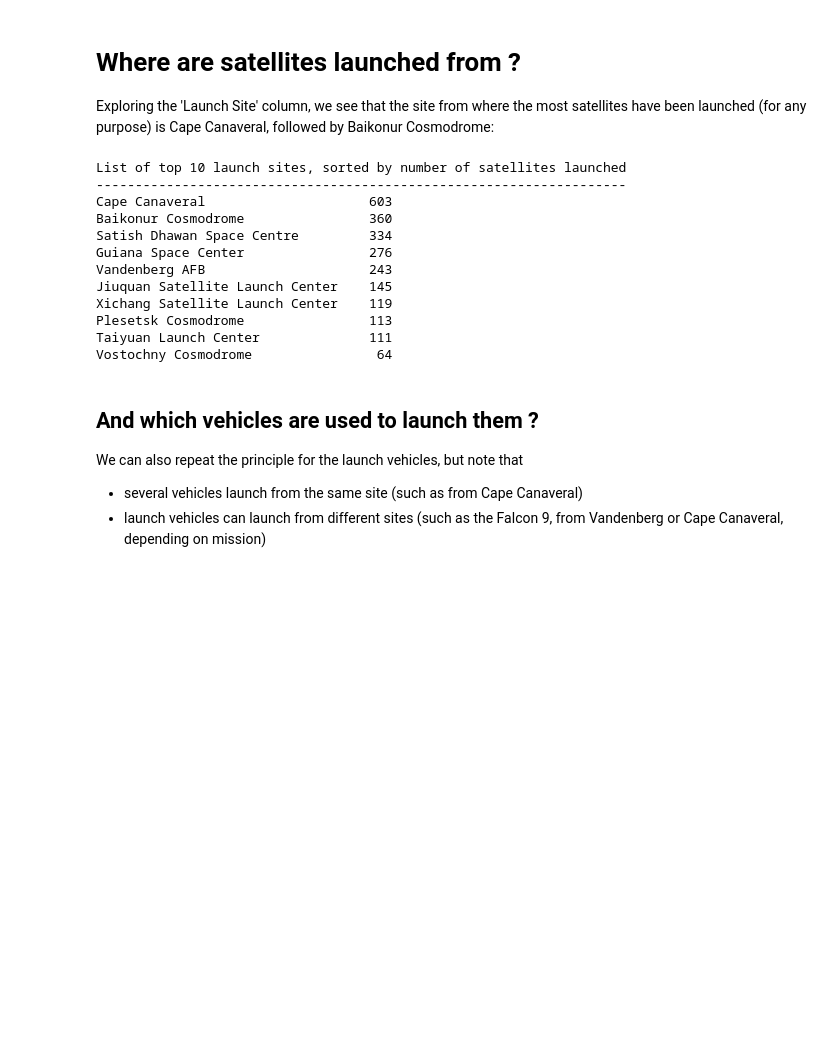
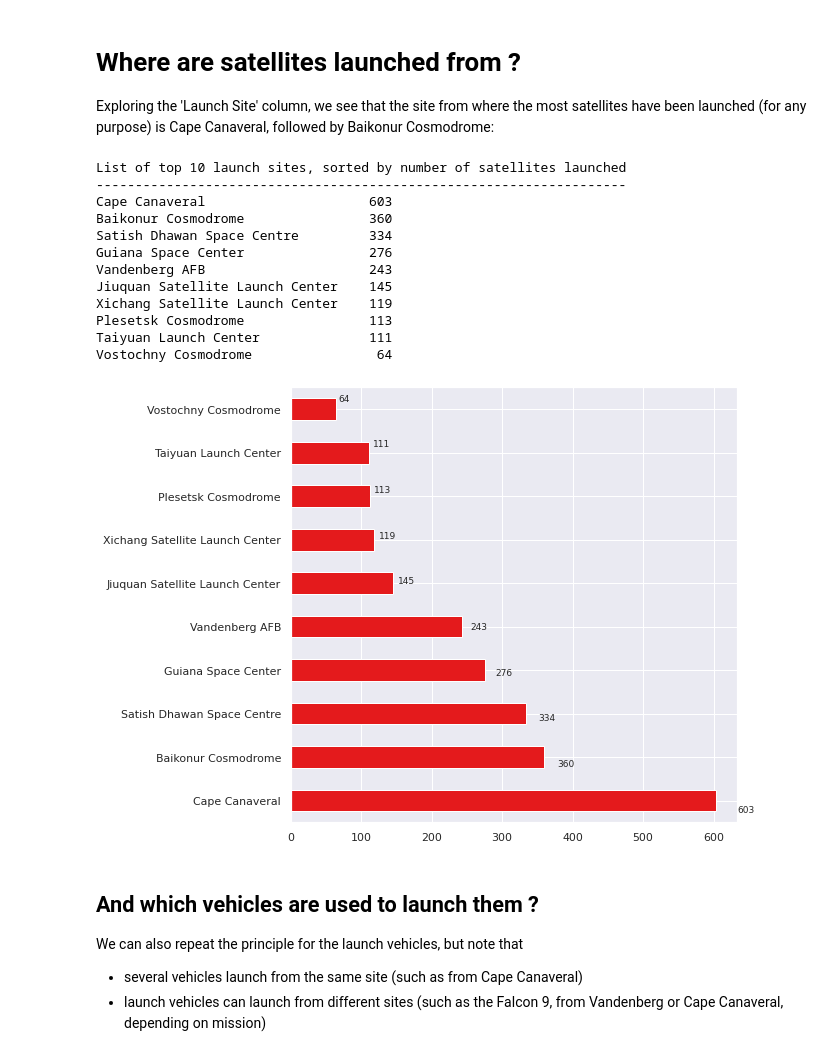
Before and after one commit to luisemiliani/Explore-UCSDB, a Jupyter notebook: Exploring_UCSDB.ipynb, the cells around one changed output. Cells and saved outputs as stored; diff of their text form; code cells hidden in the pictures; blank space fills up the shorter version.

```diff
--- a/Exploring_UCSDB.ipynb
+++ b/Exploring_UCSDB.ipynb
@@ -288,21 +298,25 @@ Exploring the 'Launch Site' column, we see that the site from where the most sat
 # %%
 nbr_sats_per_launch_site=UCSDB['Launch Site'].value_counts()
 print('List of top 10 launch sites, sorted by number of satellites launched')
 print('--------------------------------------------------------------------')
 print(nbr_sats_per_launch_site[0:10].to_string())
+axTen = UCSDB['Launch Site'].value_counts()[:10].plot(kind='barh', figsize=(8,8))
+#axTen = sns.countplot(y=UCSDB['Launch Site'],order=pd.value_counts(UCSDB['Launch Site']).iloc[:10].index)
+set_bar_label(axTen, orient='h')
 # %% [output]
 List of top 10 launch sites, sorted by number of satellites launched
 --------------------------------------------------------------------
 Cape Canaveral                     603
 Baikonur Cosmodrome                360
 Satish Dhawan Space Centre         334
 Guiana Space Center                276
 Vandenberg AFB                     243
 Jiuquan Satellite Launch Center    145
 Xichang Satellite Launch Center    119
 Plesetsk Cosmodrome                113
 Taiyuan Launch Center              111
 Vostochny Cosmodrome                64
+[figure, added]
 # %% [markdown]
 ## And which vehicles are used to launch them ?
 We can also repeat the principle for the launch vehicles, but note that
```
Also changed, not shown: parts of 16 cells of this notebook.
